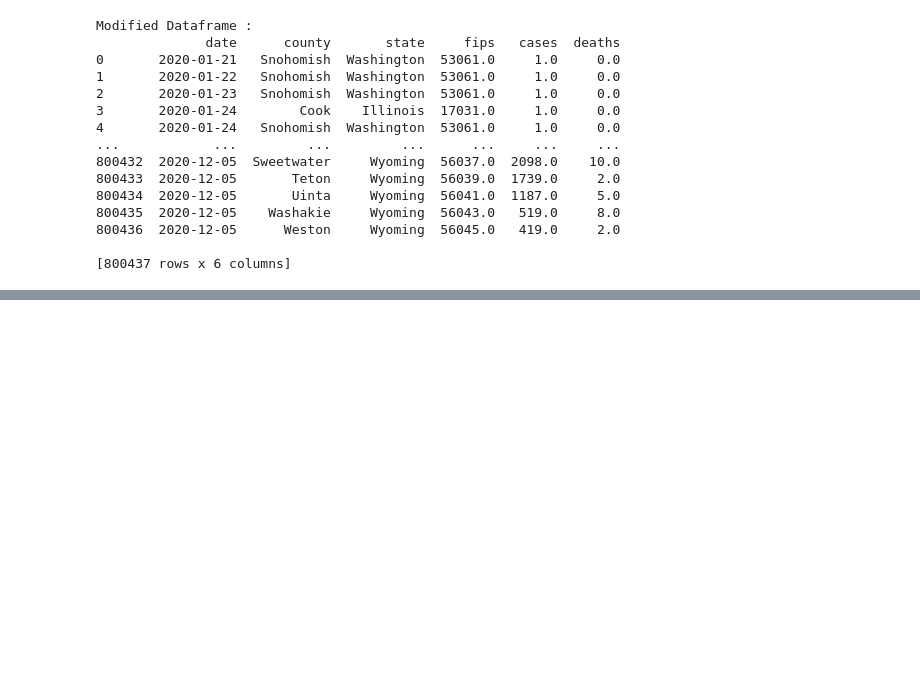
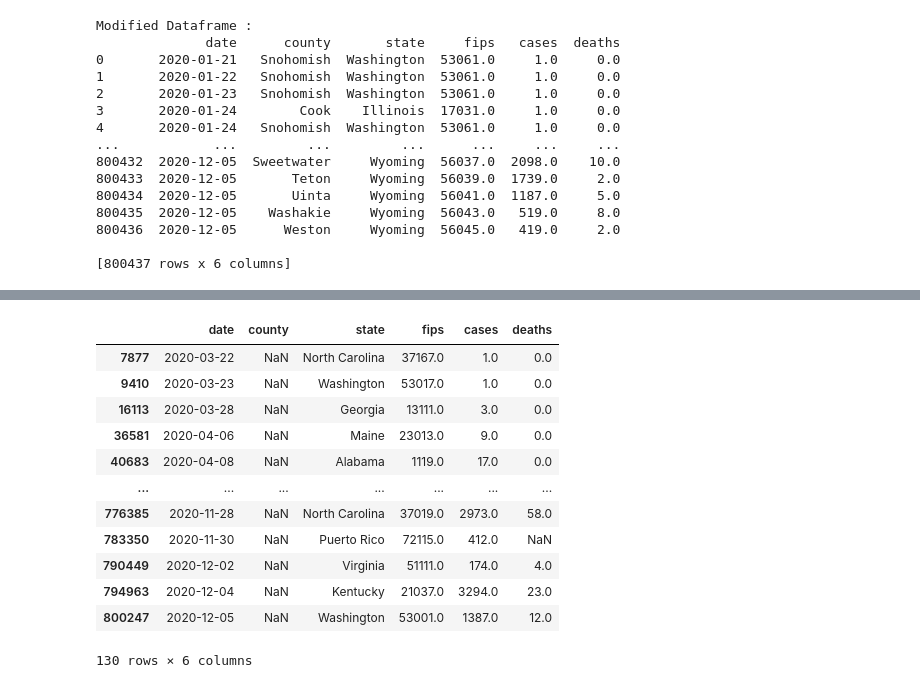
Before and after one commit to LordOfRaptor/Study-USA-Covid-19-Data, a Jupyter notebook: Cleaning.ipynb, the cells around one changed output, grey strips where cells are left out. Saved outputs shown, nothing was run; the diff lists cells and outputs as text; code cells hidden in the pictures; blank space fills up the shorter version.

```diff
--- a/Cleaning.ipynb
+++ b/Cleaning.ipynb
@@ -38,0 +86,17 @@ print(list(data.columns))
+# %%
+bool_series_county = pd.isnull(df["county"])
+df[bool_series_county==True]
+# %% [output]
+|  | date | county | state | fips | cases | deaths |
+| 7877 | 2020-03-22 | NaN | North Carolina | 37167.0 | 1.0 | 0.0 |
+| 9410 | 2020-03-23 | NaN | Washington | 53017.0 | 1.0 | 0.0 |
+| 16113 | 2020-03-28 | NaN | Georgia | 13111.0 | 3.0 | 0.0 |
+| 36581 | 2020-04-06 | NaN | Maine | 23013.0 | 9.0 | 0.0 |
+| 40683 | 2020-04-08 | NaN | Alabama | 1119.0 | 17.0 | 0.0 |
+| ... | ... | ... | ... | ... | ... | ... |
+| 776385 | 2020-11-28 | NaN | North Carolina | 37019.0 | 2973.0 | 58.0 |
+| 783350 | 2020-11-30 | NaN | Puerto Rico | 72115.0 | 412.0 | NaN |
+| 790449 | 2020-12-02 | NaN | Virginia | 51111.0 | 174.0 | 4.0 |
+| 794963 | 2020-12-04 | NaN | Kentucky | 21037.0 | 3294.0 | 23.0 |
+| 800247 | 2020-12-05 | NaN | Washington | 53001.0 | 1387.0 | 12.0 |
+130 rows × 6 columns
```
Also changed, not shown: parts of 21 cells of this notebook.
